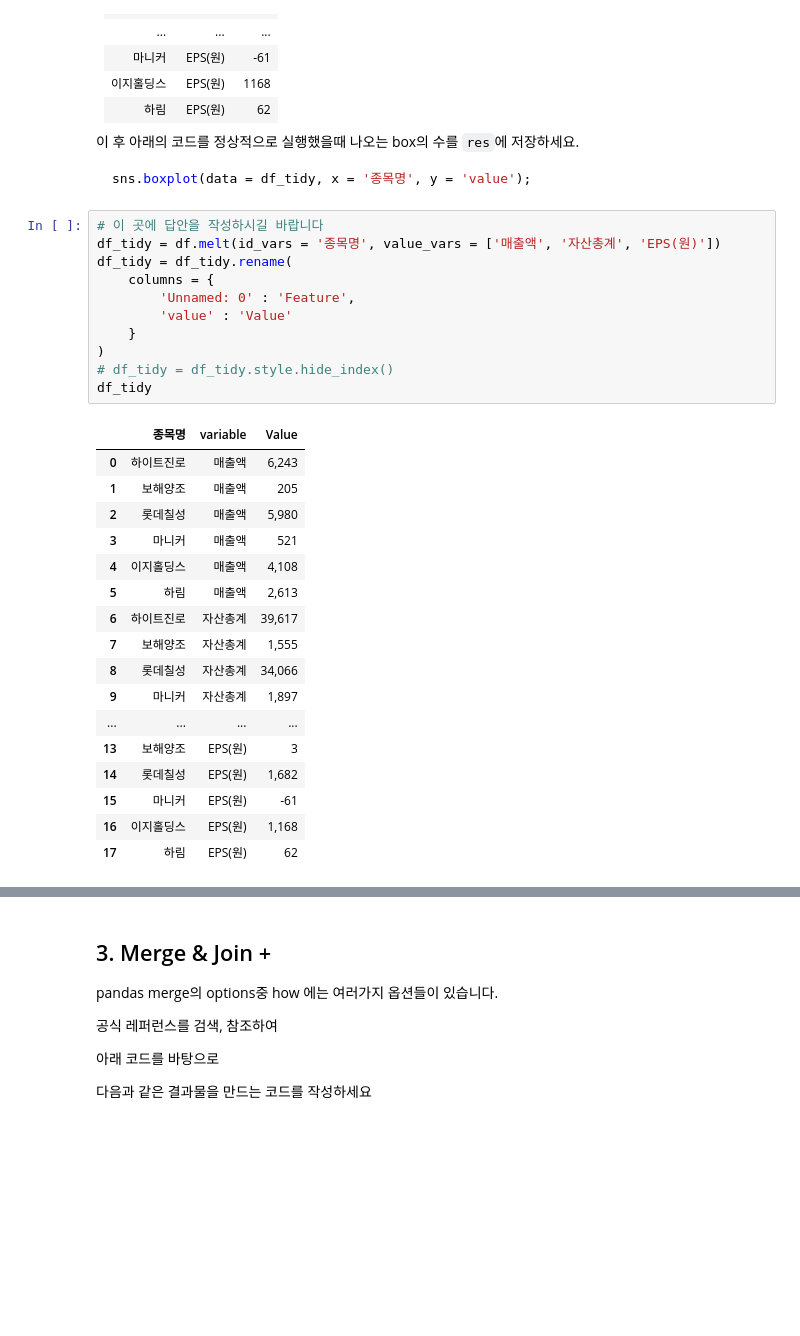
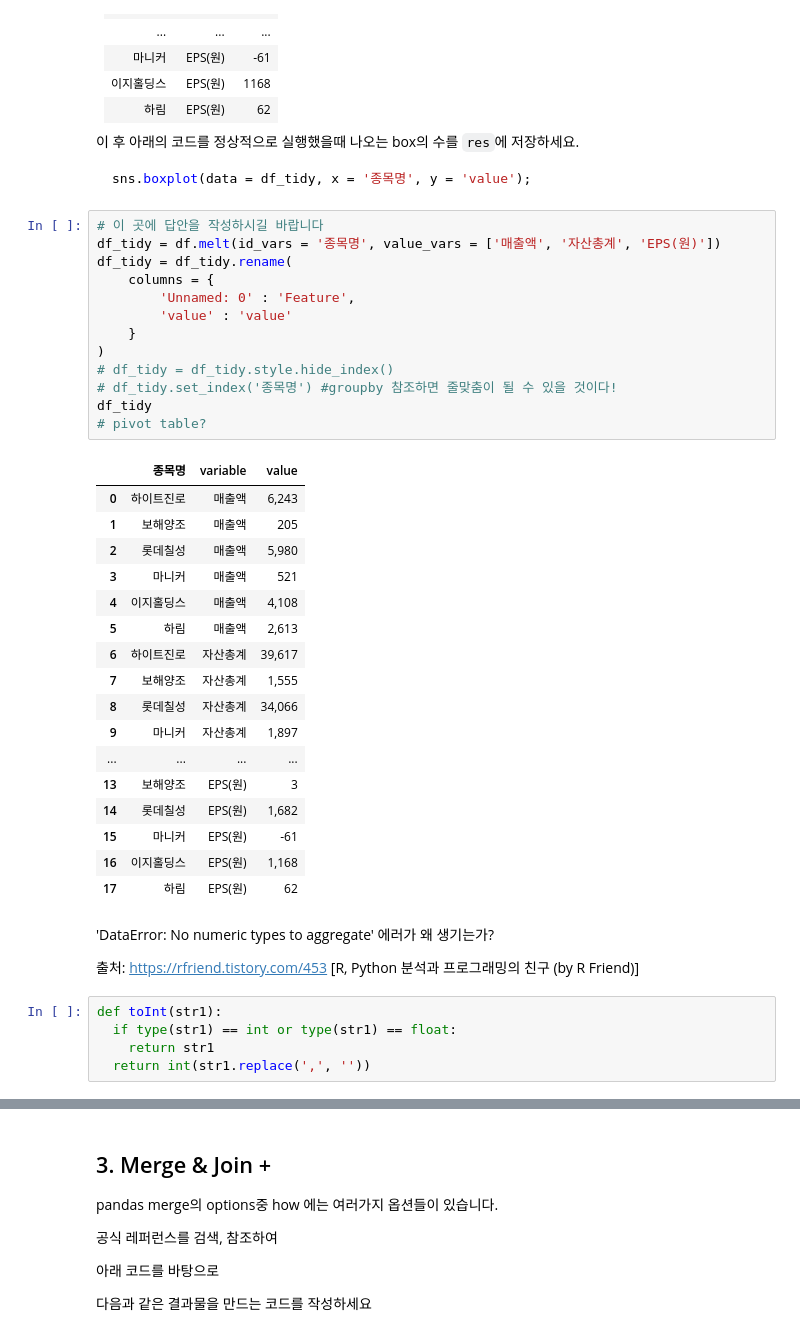
Before and after one commit to ttogle918/ds-zip, a Jupyter notebook: n113-data-manipulation/n113a-data-manipulation.ipynb, the cells around one changed output, grey strips where cells are left out. Cells and saved outputs as stored; diff of their text form; blank space fills up the shorter version.

```diff
--- a/n113-data-manipulation/n113a-data-manipulation.ipynb
+++ b/n113-data-manipulation/n113a-data-manipulation.ipynb
@@ -110,16 +113,18 @@ sns.boxplot(data = df_tidy, x = '종목명', y = 'value');
 # %%
 # 이 곳에 답안을 작성하시길 바랍니다
 df_tidy = df.melt(id_vars = '종목명', value_vars = ['매출액', '자산총계', 'EPS(원)'])
 df_tidy = df_tidy.rename(
     columns = {
         'Unnamed: 0' : 'Feature',
-        'value' : 'Value'
+        'value' : 'value'
     }
 )
 # df_tidy = df_tidy.style.hide_index()
+# df_tidy.set_index('종목명') #groupby 참조하면 줄맞춤이 될 수 있을 것이다!
 df_tidy
+# pivot table?
 # %% [output]
-|  | 종목명 | variable | Value |
+|  | 종목명 | variable | value |
 | 0 | 하이트진로 | 매출액 | 6,243 |
 | 1 | 보해양조 | 매출액 | 205 |
 | 2 | 롯데칠성 | 매출액 | 5,980 |
@@ -136,3 +141,12 @@ df_tidy
 | 15 | 마니커 | EPS(원) | -61 |
 | 16 | 이지홀딩스 | EPS(원) | 1,168 |
 | 17 | 하림 | EPS(원) | 62 |
+# %% [markdown]
+'DataError: No numeric types to aggregate' 에러가 왜 생기는가?
+
+출처: https://rfriend.tistory.com/453 [R, Python 분석과 프로그래밍의 친구 (by R Friend)]
+# %%
+def toInt(str1):
+  if type(str1) == int or type(str1) == float:
+    return str1
+  return int(str1.replace(',', ''))
```
Also changed, not shown: parts of 7 cells of this notebook.
